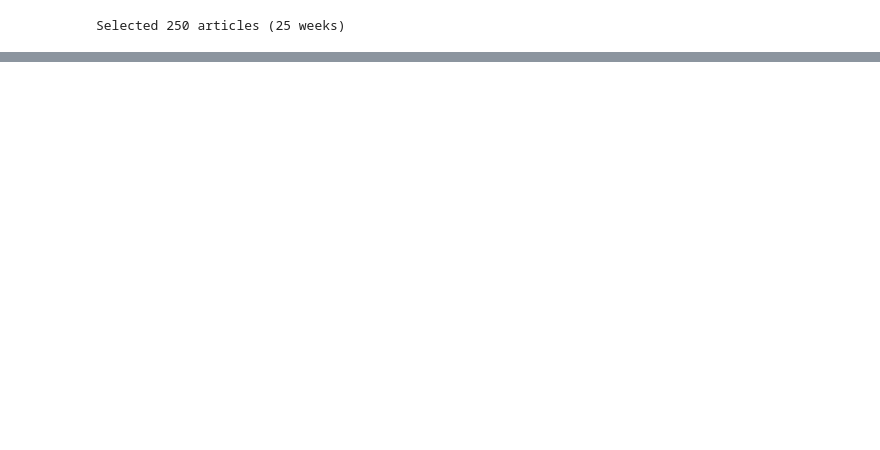
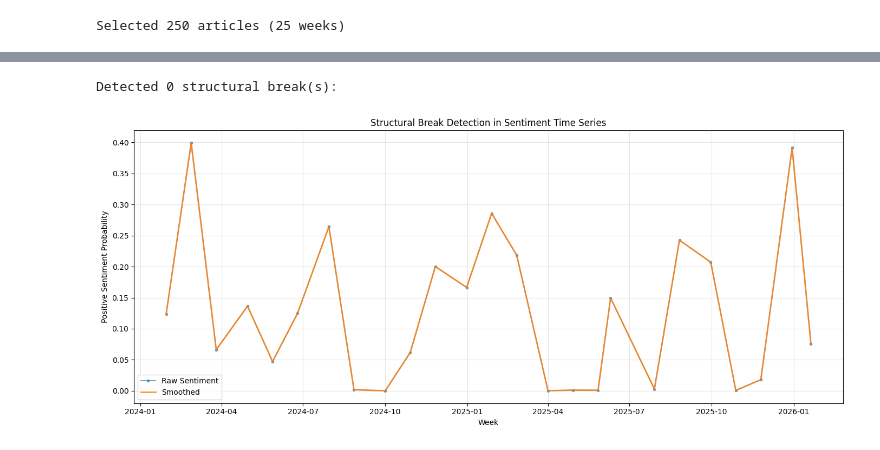
Before and after one commit to meamresh/Finance, a Jupyter notebook: 3_SentimentAnalysis/SentimentAnalysis.ipynb, the cells around one changed output, grey strips where cells are left out. Saved outputs shown, nothing was run; the diff lists cells and outputs as text; code cells hidden in the pictures; blank space fills up the shorter version.

```diff
--- a/3_SentimentAnalysis/SentimentAnalysis.ipynb
+++ b/3_SentimentAnalysis/SentimentAnalysis.ipynb
@@ -604,0 +958,46 @@ plt.show()
+# %%
+# ============================================================================
+# 5. STRUCTURAL BREAK DETECTION
+# ============================================================================
+# INTERPRETATION: Are there any structural breaks in the sentiment time series?
+
+if RUPTURES_AVAILABLE:
+    # Prepare signal (drop NaN)
+    signal = weekly_stats['mean_pos'].dropna().values
+
+    if len(signal) > 10:  # Need sufficient data
+        # Detect structural breaks using PELT algorithm
+        algo = rpt.Pelt(model="rbf").fit(signal.reshape(-1, 1))
+        breaks = algo.predict(pen=5)  # Penalty parameter
+
+        # Convert break indices to dates
+        break_indices = breaks[:-1]  # Last element is always end of series
+        break_dates = weekly_stats['mean_pos'].dropna().index[break_indices]
+
+        print(f"Detected {len(break_indices)} structural break(s):")
+        for i, (idx, date) in enumerate(zip(break_indices, break_dates)):
+            print(f"  Break {i+1}: {date.date()} (index {idx})")
+
+        # Plot with breakpoints
+        fig, ax = plt.subplots(figsize=(14, 6))
+        ax.plot(weekly_stats.index, weekly_stats['mean_pos'], 'o-', alpha=0.6, label='Raw Sentiment', markersize=3)
+        ax.plot(weekly_stats.index, weekly_stats['smooth_lowess'], '-', linewidth=2, label='Smoothed', alpha=0.8)
+
+        # Add vertical lines for breaks
+        for date in break_dates:
+            ax.axvline(date, color='red', linestyle='--', linewidth=1.5, alpha=0.7, label='Structural Break' if date == break_dates[0] else '')
+
+        ax.set_xlabel('Week')
+        ax.set_ylabel('Positive Sentiment Probability')
+        ax.set_title('Structural Break Detection in Sentiment Time Series')
+        ax.legend()
+        ax.grid(True, alpha=0.3)
+        plt.tight_layout()
+        plt.show()
+    else:
+        print("Insufficient data for structural break detection (need >10 weeks)")
+else:
+    print("Structural break detection requires 'ruptures' package. Install with: pip install ruptures")
+# %% [output]
+Detected 0 structural break(s):
+[figure, added]
```
Also changed, not shown: parts of 18 cells of this notebook, 3 other files.
